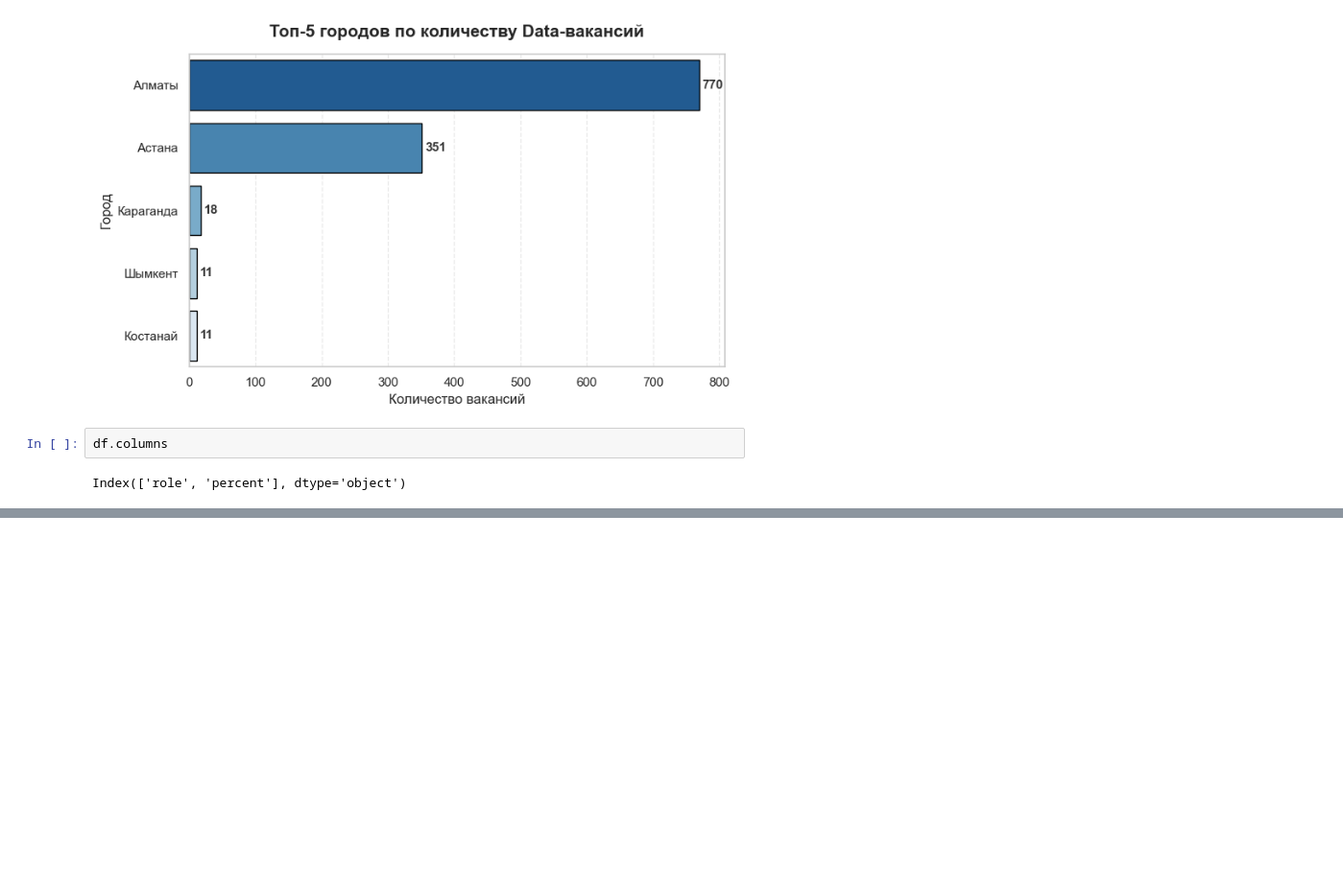
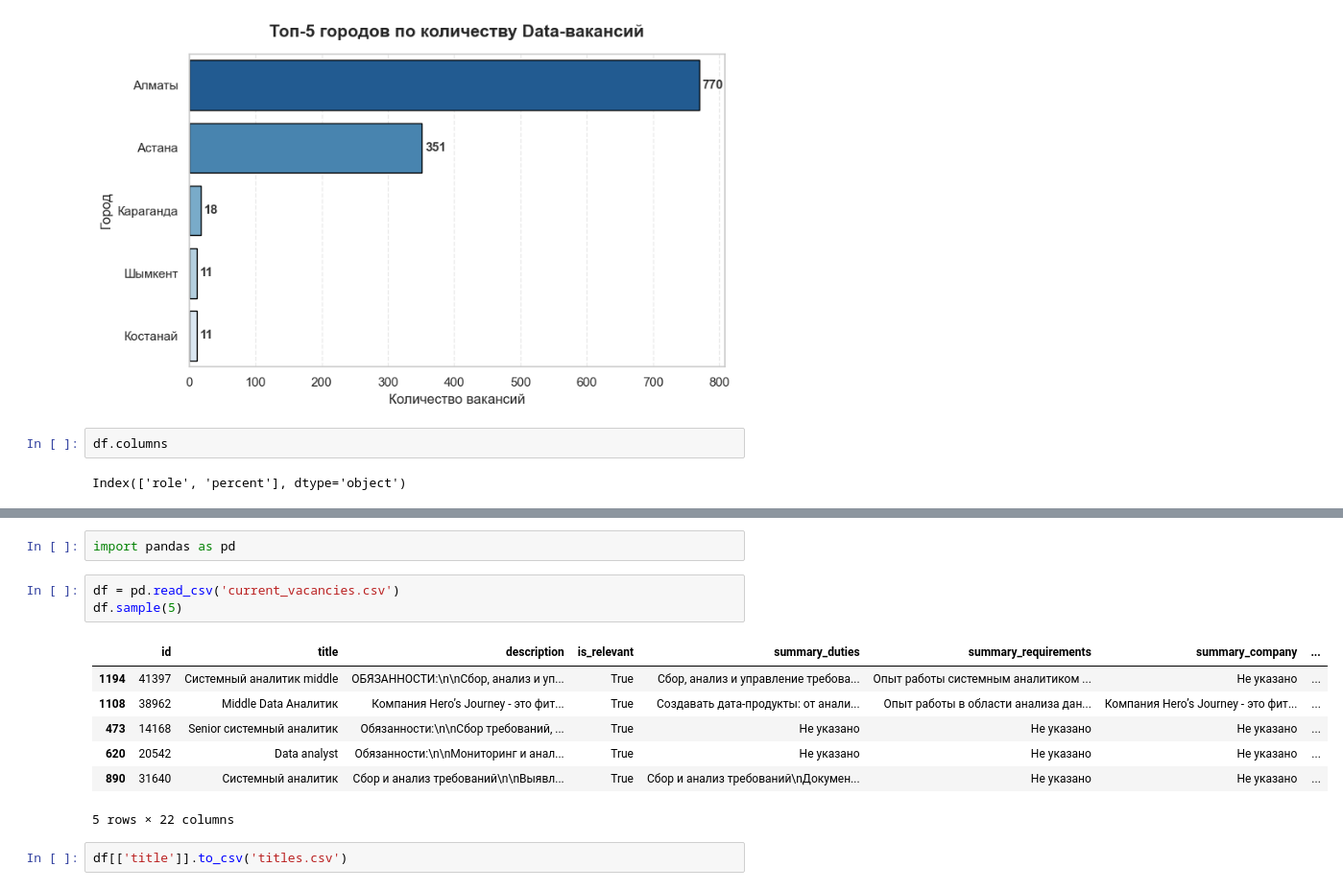
Before and after one commit to tsapuanq/hh-tg-vacancy-bot-db, a Jupyter notebook: analytics/check.ipynb, the cells around one changed output, grey strips where cells are left out. Shown at 96% size. Saved outputs shown, nothing was run; the diff lists cells and outputs as text; blank space fills up the shorter version.

```diff
--- a/analytics/check.ipynb
+++ b/analytics/check.ipynb
@@ -372,0 +463,15 @@ Index(['role', 'percent'], dtype='object')
+# %%
+import pandas as pd
+# %%
+df = pd.read_csv('current_vacancies.csv')
+df.sample(5)
+# %% [output]
+|  | id | title | description | is_relevant | summary_duties | summary_requirements | summary_company | ... |
+| 1194 | 41397 | Системный аналитик middle | ОБЯЗАННОСТИ:\n\nСбор, анализ и уп... | True | Сбор, анализ и управление требова... | Опыт работы системным аналитиком ... | Не указано | ... |
+| 1108 | 38962 | Middle Data Аналитик | Компания Hero’s Journey - это фит... | True | Создавать дата-продукты: от анали... | Опыт работы в области анализа дан... | Компания Hero’s Journey - это фит... | ... |
+| 473 | 14168 | Senior системный аналитик | Обязанности:\n\nСбор требований, ... | True | Не указано | Не указано | Не указано | ... |
+| 620 | 20542 | Data analyst | Обязанности:\n\nМониторинг и анал... | True | Не указано | Не указано | Не указано | ... |
+| 890 | 31640 | Системный аналитик | Сбор и анализ требований\n\nВыявл... | True | Сбор и анализ требований\nДокумен... | Не указано | Не указано | ... |
+5 rows × 22 columns
+# %%
+df[['title']].to_csv('titles.csv')
```
Also changed, not shown: parts of 11 cells of this notebook, 1 other file.
